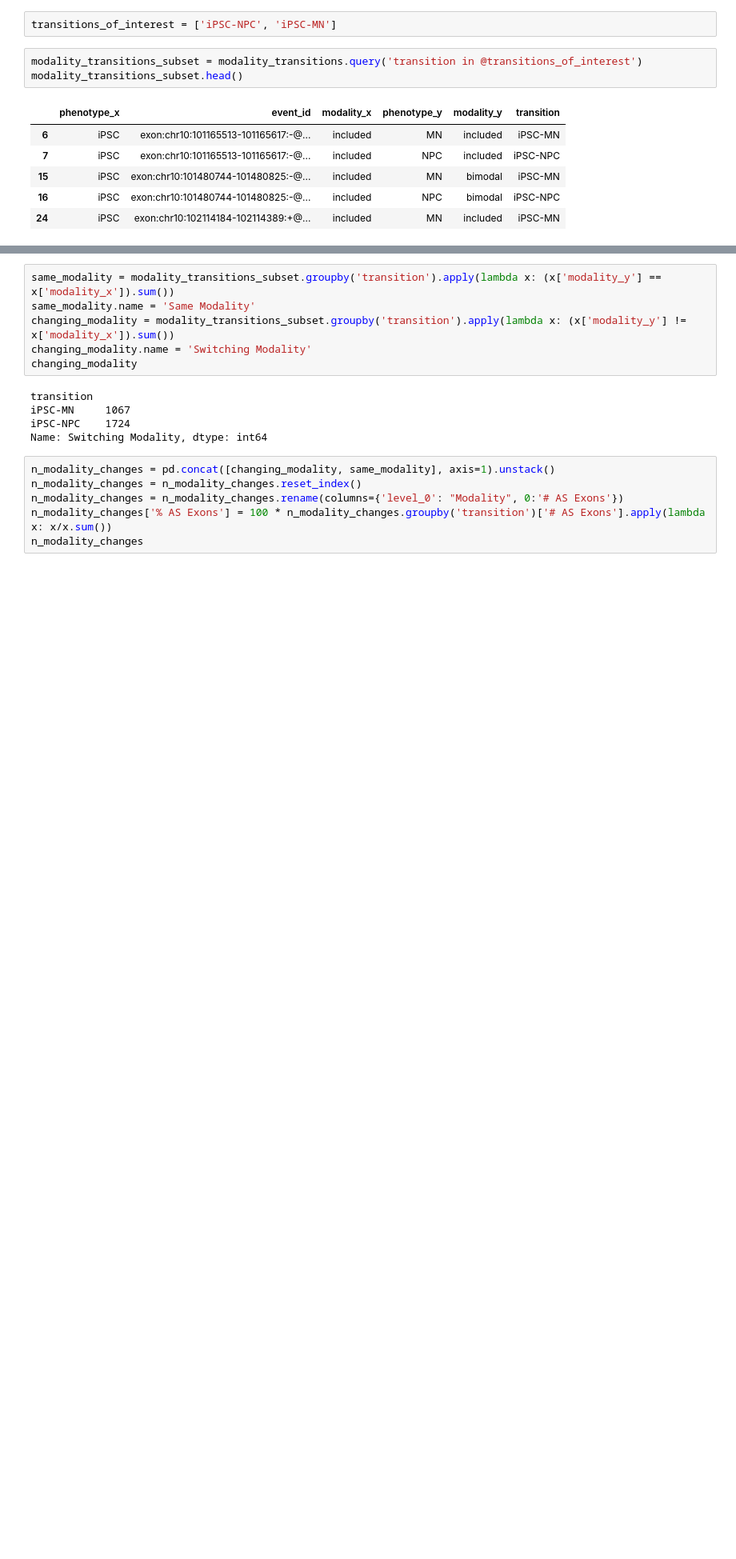
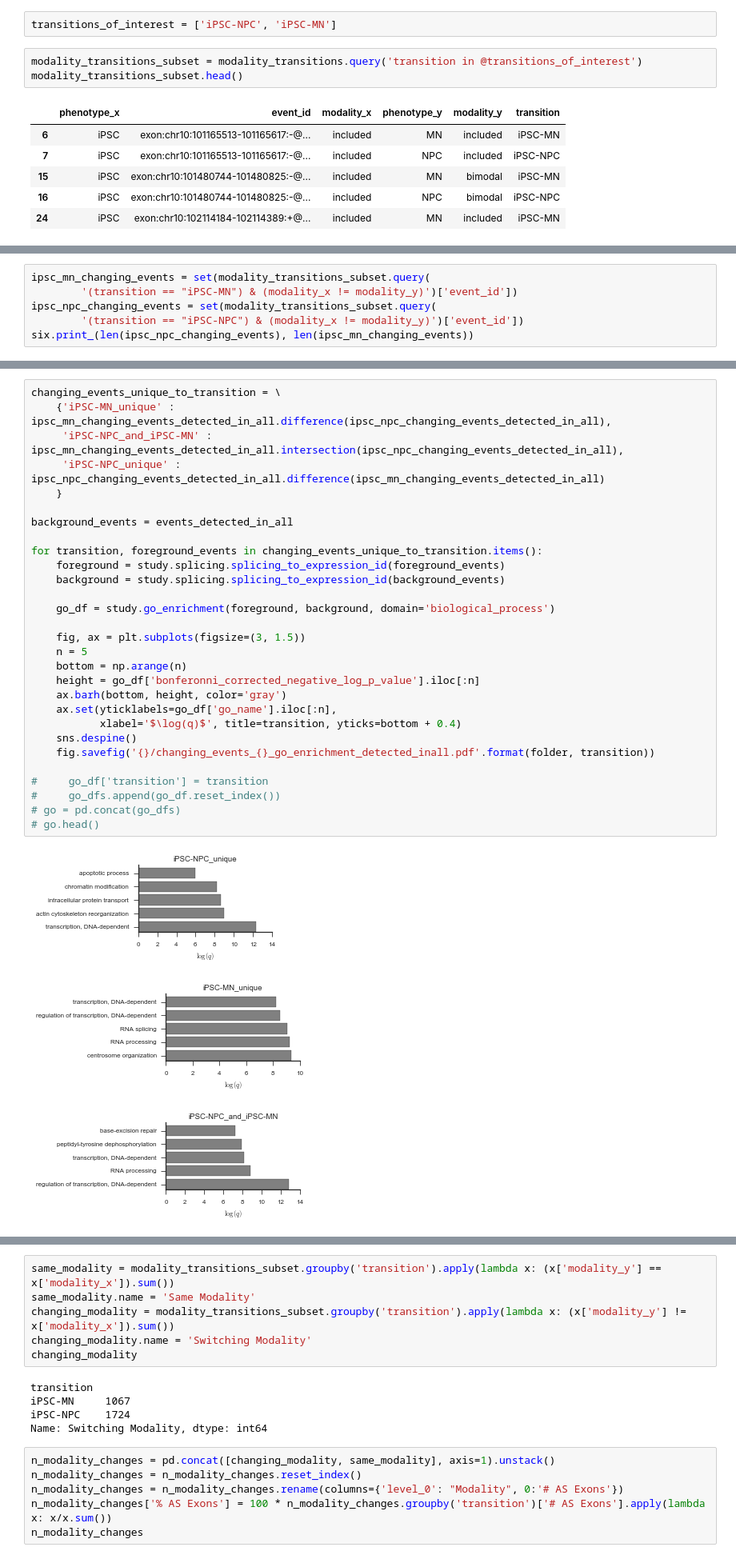
Before and after one commit to YeoLab/singlecell_pnm, a Jupyter notebook: 5._Figure_5/5.00_Figure_5A_modality_heatmap.ipynb, the cells around one changed output, grey strips where cells are left out. Shown at 80% size. Drawn from its saved outputs; the diff is of its cells as text; blank space fills up the shorter version.

```diff
--- a/5._Figure_5/5.00_Figure_5A_modality_heatmap.ipynb
+++ b/5._Figure_5/5.00_Figure_5A_modality_heatmap.ipynb
@@ -81,0 +95,6 @@ modality_transitions_subset.head()
+# %%
+ipsc_mn_changing_events = set(modality_transitions_subset.query(
+        '(transition == "iPSC-MN") & (modality_x != modality_y)')['event_id'])
+ipsc_npc_changing_events = set(modality_transitions_subset.query(
+        '(transition == "iPSC-NPC") & (modality_x != modality_y)')['event_id'])
+six.print_(len(ipsc_npc_changing_events), len(ipsc_mn_changing_events))
@@ -81,0 +194,33 @@ modality_transitions_subset.head()
+# %%
+changing_events_unique_to_transition = \
+    {'iPSC-MN_unique' : ipsc_mn_changing_events_detected_in_all.difference(ipsc_npc_changing_events_detected_in_all),
+     'iPSC-NPC_and_iPSC-MN' : ipsc_mn_changing_events_detected_in_all.intersection(ipsc_npc_changing_events_detected_in_all),
+     'iPSC-NPC_unique' : ipsc_npc_changing_events_detected_in_all.difference(ipsc_mn_changing_events_detected_in_all)
+    }
+
+background_events = events_detected_in_all
+
+for transition, foreground_events in changing_events_unique_to_transition.items():
+    foreground = study.splicing.splicing_to_expression_id(foreground_events)
+    background = study.splicing.splicing_to_expression_id(background_events)
+
+    go_df = study.go_enrichment(foreground, background, domain='biological_process')
+
+    fig, ax = plt.subplots(figsize=(3, 1.5))
+    n = 5
+    bottom = np.arange(n)
+    height = go_df['bonferonni_corrected_negative_log_p_value'].iloc[:n]
+    ax.barh(bottom, height, color='gray')
+    ax.set(yticklabels=go_df['go_name'].iloc[:n],
+           xlabel='$\log(q)$', title=transition, yticks=bottom + 0.4)
+    sns.despine()
+    fig.savefig('{}/changing_events_{}_go_enrichment_detected_inall.pdf'.format(folder, transition))
+
+#     go_df['transition'] = transition
+#     go_dfs.append(go_df.reset_index())
+# go = pd.concat(go_dfs)
+# go.head()
+# %% [output]
+[figure, added]
+[figure, added]
+[figure, added]
```
Also changed, not shown: parts of 19 cells of this notebook, 27 other files.
